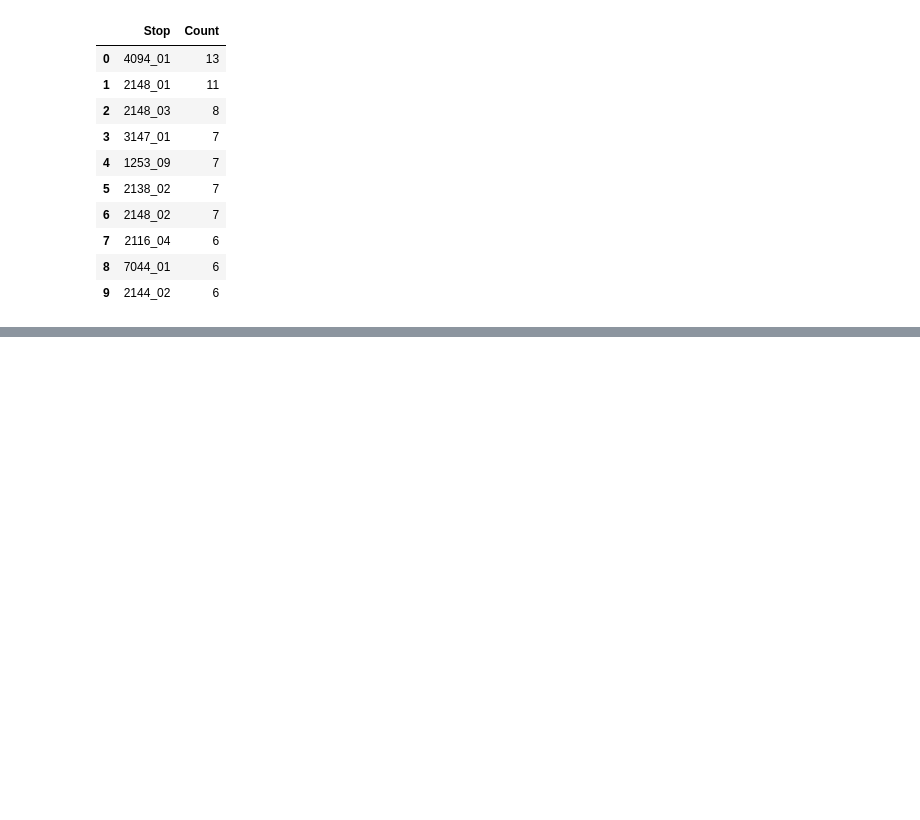
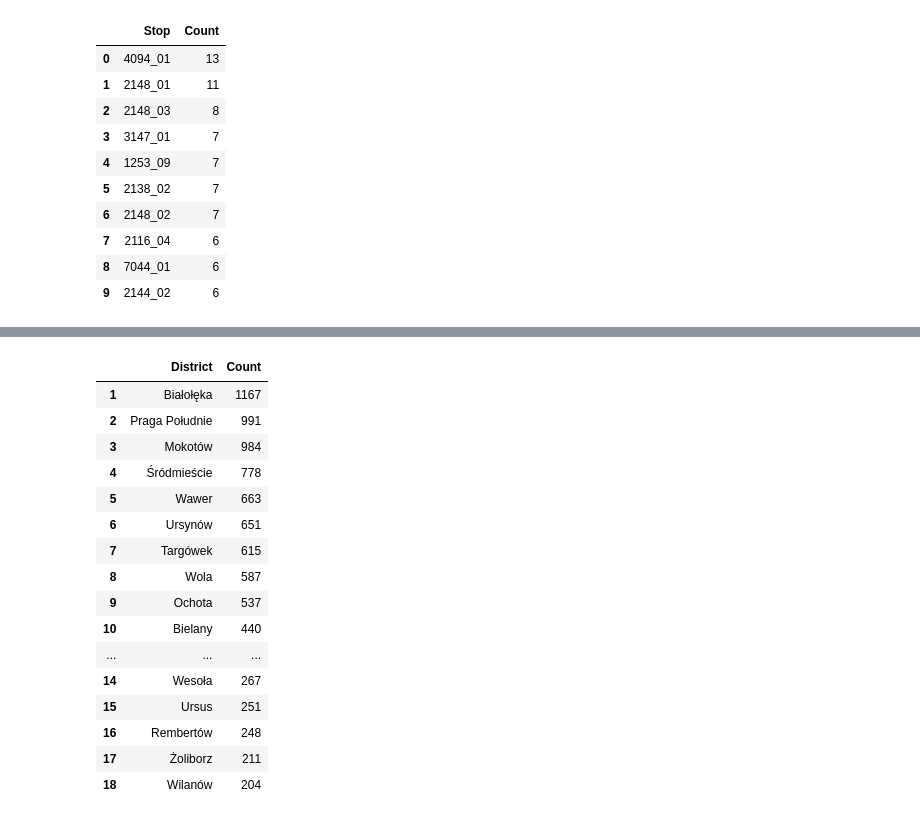
Before and after one commit to Pasieczynsky/warsaw_bus_analysis, a Jupyter notebook: punctuality_analise.ipynb, the cells around one changed output, grey strips where cells are left out. Cells and saved outputs as stored; diff of their text form; code cells hidden in the pictures; blank space fills up the shorter version.

```diff
--- a/punctuality_analise.ipynb
+++ b/punctuality_analise.ipynb
@@ -212,0 +250,28 @@ fig.show()
+# %%
+delays_districts = punctionality_map.copy()
+delays_districts = delays_districts.drop(columns=["DiffTime", "DiffDist"])
+delays_districts = delays_districts.groupby("name").size().sort_values(ascending=False)
+delays_districts = pd.DataFrame(delays_districts)
+delays_districts = delays_districts.reset_index()
+delays_districts.columns = ["District", "Count"]
+# usun wiersz zawierajacy wszystkie lokalizacje poza dzielnicami
+delays_districts = delays_districts[delays_districts.District != "Warszawa"]
+delays_districts
+# %% [output]
+|  | District | Count |
+| 1 | Białołęka | 1167 |
+| 2 | Praga Południe | 991 |
+| 3 | Mokotów | 984 |
+| 4 | Śródmieście | 778 |
+| 5 | Wawer | 663 |
+| 6 | Ursynów | 651 |
+| 7 | Targówek | 615 |
+| 8 | Wola | 587 |
+| 9 | Ochota | 537 |
+| 10 | Bielany | 440 |
+| ... | ... | ... |
+| 14 | Wesoła | 267 |
+| 15 | Ursus | 251 |
+| 16 | Rembertów | 248 |
+| 17 | Żoliborz | 211 |
+| 18 | Wilanów | 204 |
```
Also changed, not shown: parts of 5 cells of this notebook, 1 other file.
